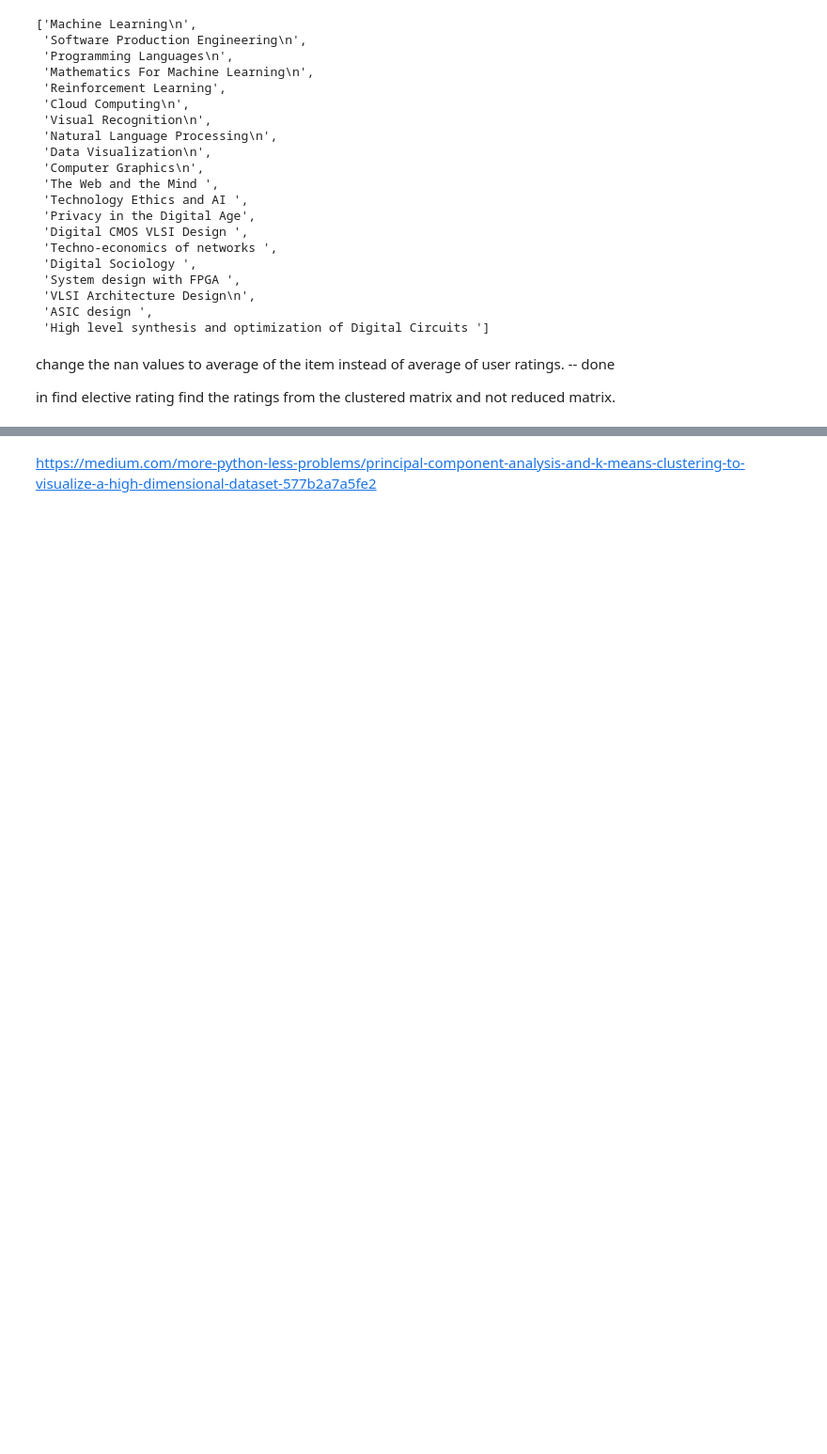
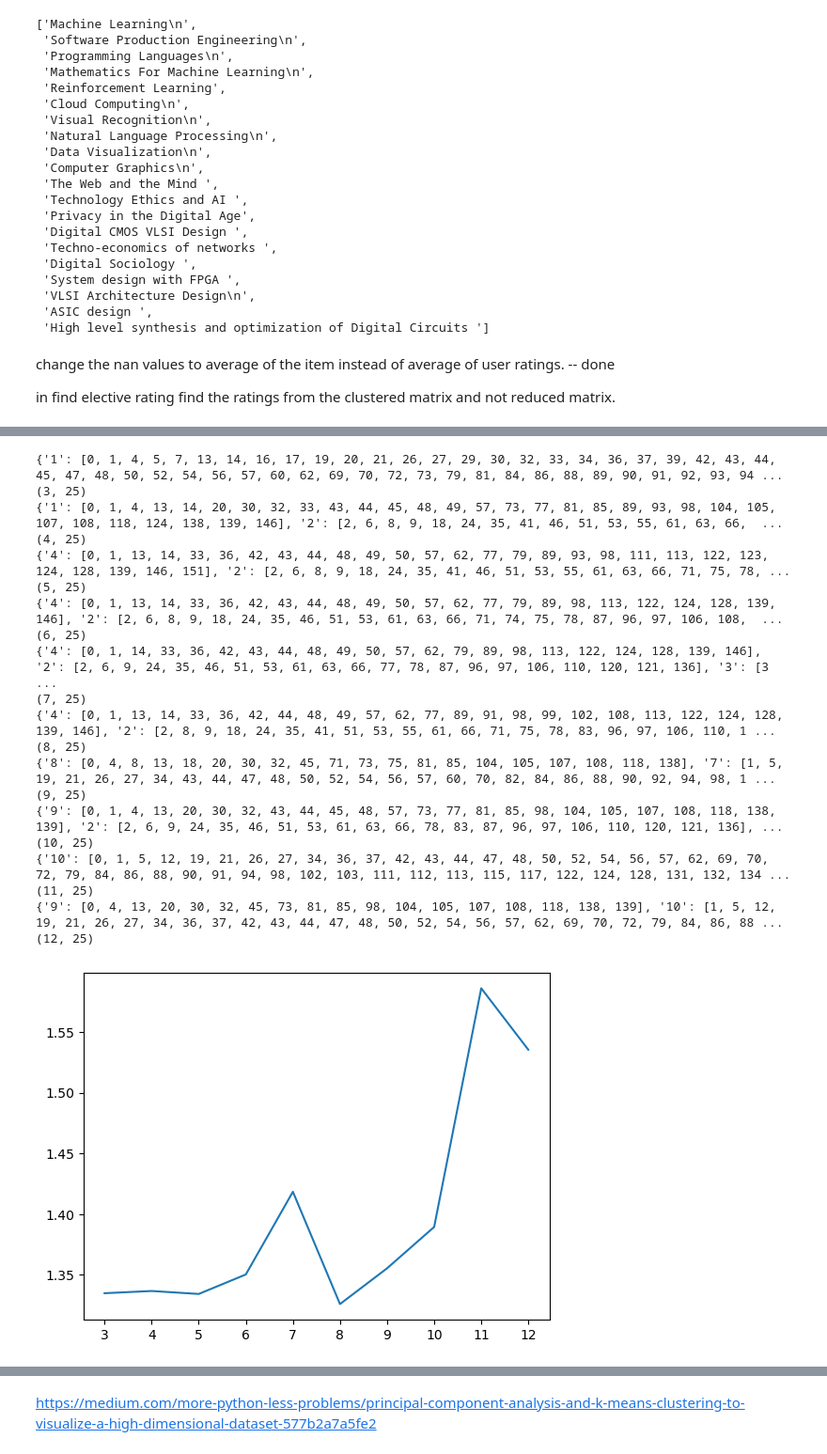
Before and after one commit to chinmayparekh/CourseRecSys, a Jupyter notebook: courseRecSys.ipynb, the cells around one changed output, grey strips where cells are left out. Shown at 94% size. Cells and saved outputs as stored; diff of their text form; code cells hidden in the pictures; blank space fills up the shorter version.

```diff
--- a/courseRecSys.ipynb
+++ b/courseRecSys.ipynb
@@ -411,12 +408,12 @@ change the nan values to average of the item instead of average of user ratings.
 
 in find elective rating find the ratings from the clustered matrix and not reduced matrix.
 # %%
-def train_recommendations(X_train,num_clusters):
+def train_recommendations(X_train,num_clusters, k_svd):
     clustered_df=get_clustered_df(X_train,num_clusters)
-    reduced_matrix=reduced_svd(6,np.array(clustered_df))
+    reduced_matrix=reduced_svd(k_svd,np.array(clustered_df))
     return reduced_matrix
 # %%
-def train_recommendations(X_train,num_clusters):
+def old_train_recommendations(X_train,num_clusters):
     clustered_df=old_get_clustered_df(X_train,num_clusters)
     reduced_matrix=reduced_svd(6,np.array(clustered_df))
     return reduced_matrix
@@ -430,5 +427,5 @@ def test_recommendations(X_test,reduced_matrix):
         pred.append(elective_ratings)
     return pred
 # %%
-reduced_matrix = train_recommendations(train,10)
+# reduced_matrix = train_recommendations(train,10)
 # %% [output]
@@ -448,0 +446,34 @@ accuracy(pred,test.to_numpy())
+# %%
+lt = [3,4,5,6,7,8,9,10,11,12]
+acc = []
+for num_clusters in lt:
+    reduced_matrix = train_recommendations(train,num_clusters, 6)
+    pred=test_recommendations(test.to_numpy(),reduced_matrix)
+    acc.append(accuracy(pred,test.to_numpy()))
+x = lt
+default_x_ticks = range(len(x))
+plt.plot(default_x_ticks, acc)
+plt.xticks(default_x_ticks, x)
+plt.show()
+# %% [output]
+{'1': [0, 1, 4, 5, 7, 13, 14, 16, 17, 19, 20, 21, 26, 27, 29, 30, 32, 33, 34, 36, 37, 39, 42, 43, 44, 45, 47, 48, 50, 52, 54, 56, 57, 60, 62, 69, 70, 72, 73, 79, 81, 84, 86, 88, 89, 90, 91, 92, 93, 94 ...
+(3, 25)
+{'1': [0, 1, 4, 13, 14, 20, 30, 32, 33, 43, 44, 45, 48, 49, 57, 73, 77, 81, 85, 89, 93, 98, 104, 105, 107, 108, 118, 124, 138, 139, 146], '2': [2, 6, 8, 9, 18, 24, 35, 41, 46, 51, 53, 55, 61, 63, 66,  ...
+(4, 25)
+{'4': [0, 1, 13, 14, 33, 36, 42, 43, 44, 48, 49, 50, 57, 62, 77, 79, 89, 93, 98, 111, 113, 122, 123, 124, 128, 139, 146, 151], '2': [2, 6, 8, 9, 18, 24, 35, 41, 46, 51, 53, 55, 61, 63, 66, 71, 75, 78, ...
+(5, 25)
+{'4': [0, 1, 13, 14, 33, 36, 42, 43, 44, 48, 49, 50, 57, 62, 77, 79, 89, 98, 113, 122, 124, 128, 139, 146], '2': [2, 6, 8, 9, 18, 24, 35, 46, 51, 53, 61, 63, 66, 71, 74, 75, 78, 87, 96, 97, 106, 108,  ...
+(6, 25)
+{'4': [0, 1, 14, 33, 36, 42, 43, 44, 48, 49, 50, 57, 62, 79, 89, 98, 113, 122, 124, 128, 139, 146], '2': [2, 6, 9, 24, 35, 46, 51, 53, 61, 63, 66, 77, 78, 87, 96, 97, 106, 110, 120, 121, 136], '3': [3 ...
+(7, 25)
+{'4': [0, 1, 13, 14, 33, 36, 42, 44, 48, 49, 57, 62, 77, 89, 91, 98, 99, 102, 108, 113, 122, 124, 128, 139, 146], '2': [2, 8, 9, 18, 24, 35, 41, 51, 53, 55, 61, 66, 71, 75, 78, 83, 96, 97, 106, 110, 1 ...
+(8, 25)
+{'8': [0, 4, 8, 13, 18, 20, 30, 32, 45, 71, 73, 75, 81, 85, 104, 105, 107, 108, 118, 138], '7': [1, 5, 19, 21, 26, 27, 34, 43, 44, 47, 48, 50, 52, 54, 56, 57, 60, 70, 82, 84, 86, 88, 90, 92, 94, 98, 1 ...
+(9, 25)
+{'9': [0, 1, 4, 13, 20, 30, 32, 43, 44, 45, 48, 57, 73, 77, 81, 85, 98, 104, 105, 107, 108, 118, 138, 139], '2': [2, 6, 9, 24, 35, 46, 51, 53, 61, 63, 66, 78, 83, 87, 96, 97, 106, 110, 120, 121, 136], ...
+(10, 25)
+{'10': [0, 1, 5, 12, 19, 21, 26, 27, 34, 36, 37, 42, 43, 44, 47, 48, 50, 52, 54, 56, 57, 62, 69, 70, 72, 79, 84, 86, 88, 90, 91, 94, 98, 102, 103, 111, 112, 113, 115, 117, 122, 124, 128, 131, 132, 134 ...
+(11, 25)
+{'9': [0, 4, 13, 20, 30, 32, 45, 73, 81, 85, 98, 104, 105, 107, 108, 118, 138, 139], '10': [1, 5, 12, 19, 21, 26, 27, 34, 36, 37, 42, 43, 44, 47, 48, 50, 52, 54, 56, 57, 62, 69, 70, 72, 79, 84, 86, 88 ...
+(12, 25)
+[figure, added]
```
Also changed, not shown: parts of 16 cells of this notebook, 1 other file.
